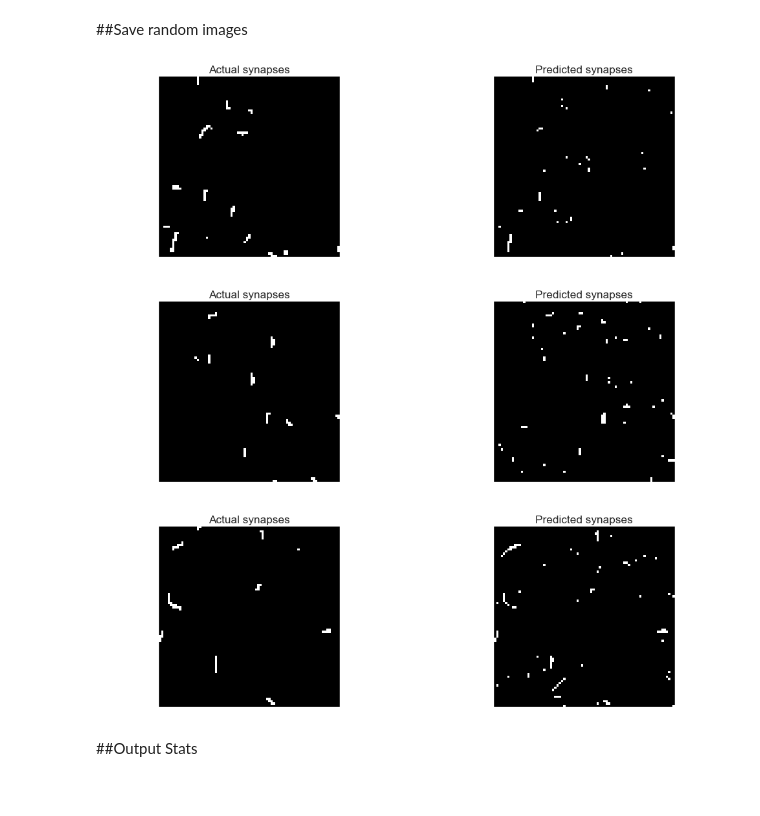
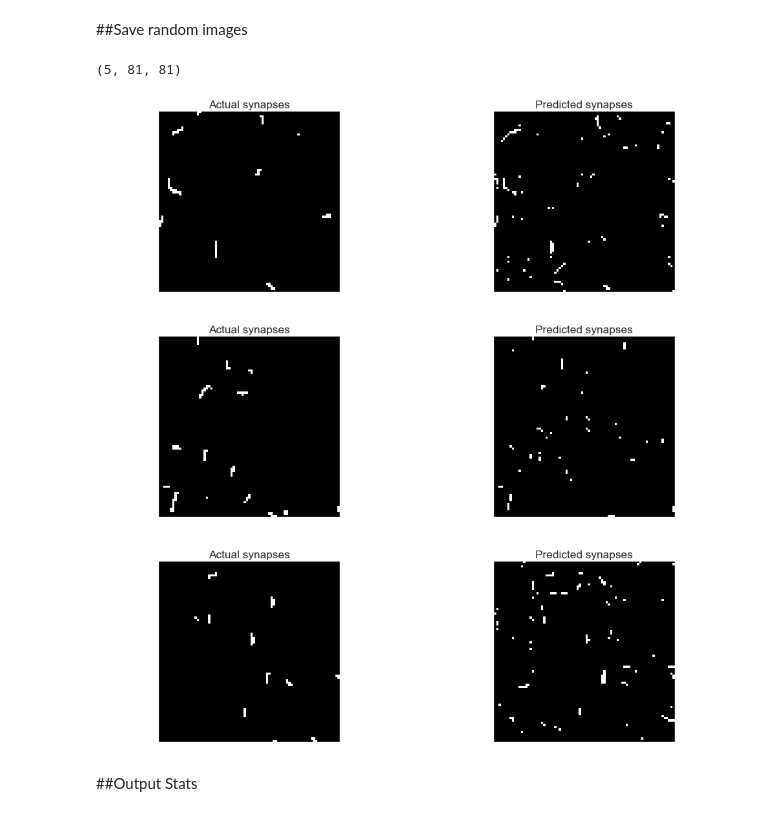
Before and after one commit to Rhoana/windowed-membranes, a Jupyter notebook: misc/evaluate.ipynb, the cells around one changed output. Saved outputs shown, nothing was run; the diff lists cells and outputs as text; code cells hidden in the pictures.

Commit message:
update to ipynb and evaluate script for small bug with indexing the images

```diff
--- a/misc/evaluate.ipynb
+++ b/misc/evaluate.ipynb
@@ -14,33 +14,35 @@ actual_pixel_labels, predicted_pixel_labels = np.load("../results/y.npy"), np.lo
 ##Save random images
 # %%
 num_images = 3
+print actual_pixel_labels.shape
 indices = np.random.choice(actual_pixel_labels.shape[0], num_images, replace=False)
 # create a samples folder within results if it does not yet exist
 if not os.path.exists("../results/samples"):
     os.makedirs("../results/samples")
 
-for idx in indices:
+for i, idx in enumerate(indices):
     # Two subplots, unpack the axes array immediately
     f, (ax1, ax2) = plt.subplots(1, 2, sharey=True)
 
     f.set_size_inches(17, 5)
 
     ax1.imshow(np.around(actual_pixel_labels[idx]), cmap='bone',  interpolation='nearest')
     ax2.imshow(np.around(predicted_pixel_labels[idx]), cmap='bone',  interpolation='nearest')
 
     ax1.set_title("Actual synapses", fontsize="xx-large")
     ax2.set_title("Predicted synapses", fontsize="xx-large")
 
     ax1.set_axis_off()
     ax2.set_axis_off()
 
-    f.savefig("../results/samples/comparison_" + str(idx) + ".png")
-    misc.imsave('../results/samples/predicted ' + str(idx) + '.png', np.around(predicted_pixel_labels[idx]))
-    misc.imsave('../results/samples/actual ' + str(idx) + '.png', np.around(actual_pixel_labels[idx]))
+    f.savefig("../results/samples/comparison_" + str(i) + ".png")
+    misc.imsave('../results/samples/predicted_' + str(i) + '.png', np.around(predicted_pixel_labels[idx]))
+    misc.imsave('../results/samples/actual_' + str(i) + '.png', np.around(actual_pixel_labels[idx]))
 # %% [output]
+(5, 81, 81)
-[figure, old version]
+[figure, new version]
-[figure, old version]
+[figure, new version]
-[figure, old version]
+[figure, new version]
 # %% [markdown]
 ##Output Stats
 # %%
```
Also changed, not shown: parts of 2 cells of this notebook, 1 other file.
